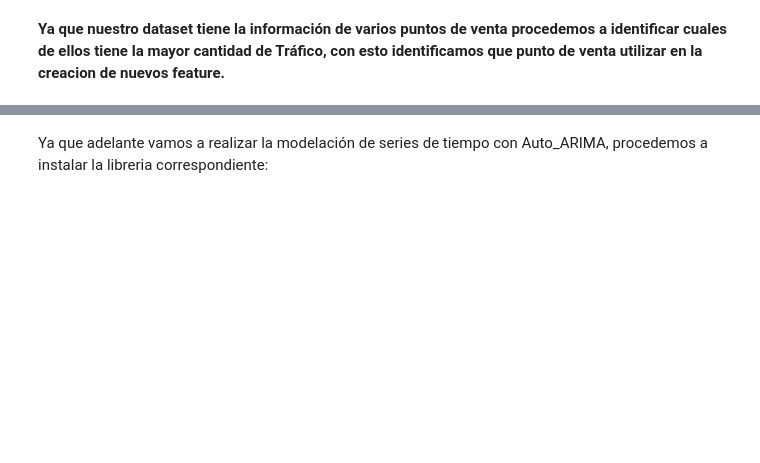
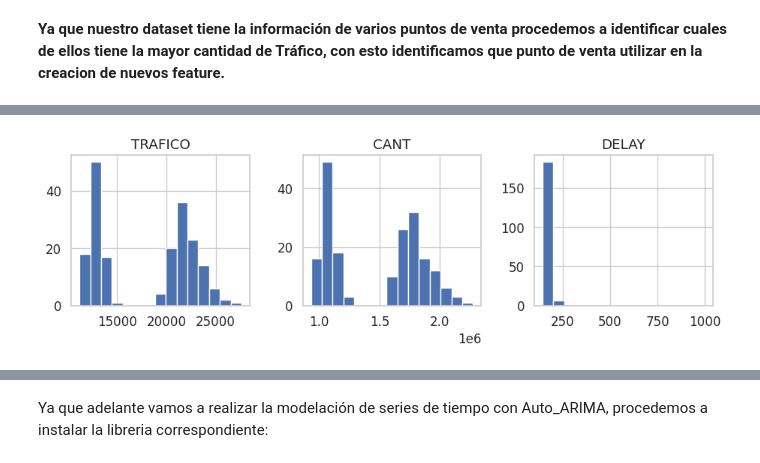
Before and after one commit to dele22922/tarea3_feat_eng, a Jupyter notebook: Tarea Semana 4_GRP4_vfinal.ipynb, the cells around one changed output, grey strips where cells are left out. Drawn from its saved outputs; the diff is of its cells as text; code cells hidden in the pictures; blank space fills up the shorter version.

```diff
--- a/Tarea Semana 4_GRP4_vfinal.ipynb
+++ b/Tarea Semana 4_GRP4_vfinal.ipynb
@@ -87,0 +205,4 @@ Name: TRAFICO, dtype: int64
+# %%
+df1[numerical].hist(bins=15, figsize=(15, 6), layout=(2, 4));
+# %% [output]
+[figure, added]
```
Also changed, not shown: parts of 34 cells of this notebook.
